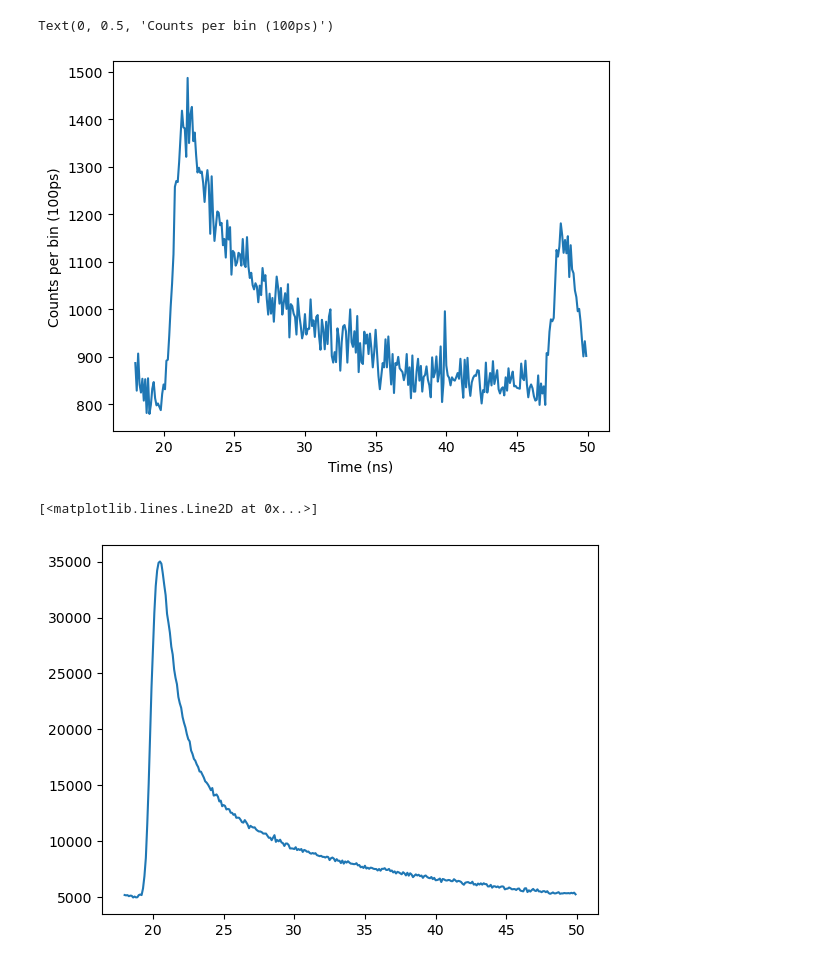
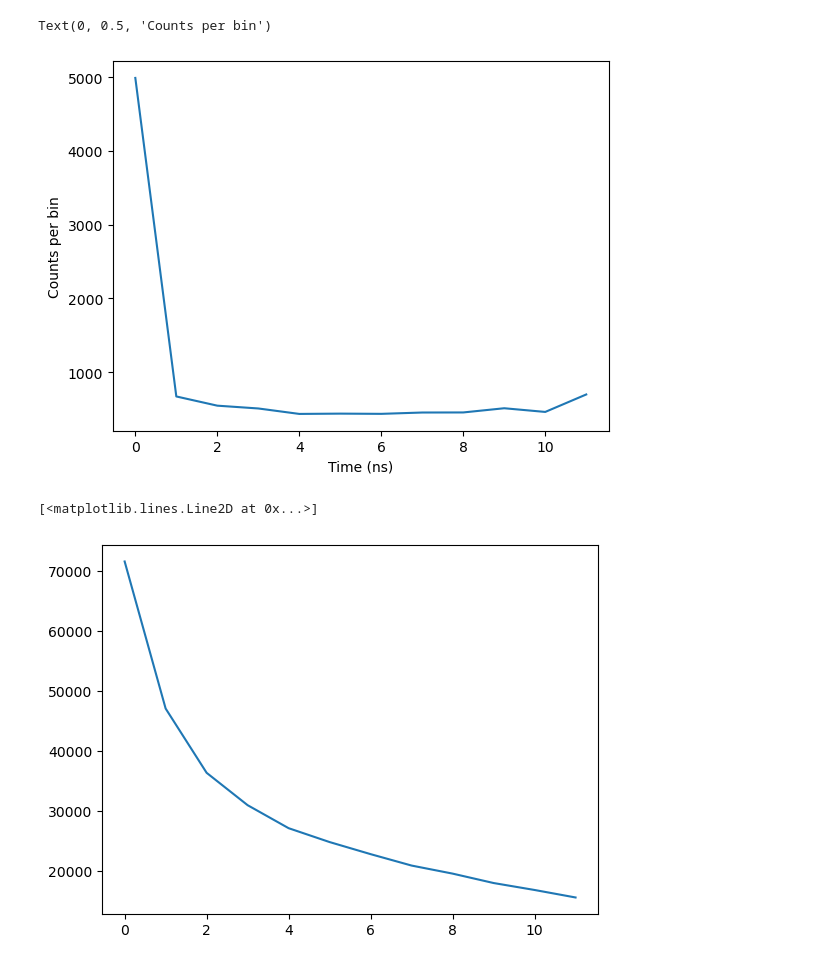
Before and after one commit to UW-Quantum-Defect-Lab/qdmodel, a Jupyter notebook: qdanalysis/timetagger_analysis/lifetimeanalysis.ipynb, the cells around one changed output. Saved outputs shown, nothing was run; the diff lists cells and outputs as text; code cells hidden in the pictures.

```diff
--- a/qdanalysis/timetagger_analysis/lifetimeanalysis.ipynb
+++ b/qdanalysis/timetagger_analysis/lifetimeanalysis.ipynb
@@ -90,32 +100,39 @@ def read_multiple_text_files(file_paths):
     for file_path in file_paths:
         d = read_text_file(file_path)
         if c == False:
-            a = d.values[180:, 0]/1000
-            b = d.values[180:, 1]
+            # a = d.values[180:, 0]/1000
+            a = d.values[:, 0]/1000
+            # b = d.values[180:, 1]
+            b = d.values[:, 1]
             c = True
         else:
-            b += d.values[180:, 1]
+            # b += d.values[180:, 1]
+            b += d.values[:, 1]
     return a,b,l
 # %%
 # for off sample (bkg)
+bkg_data_file_name_50_bins = "Histogram_2025-08-05_111643_bkg_50.txt"
+bkg_data_file_name_12_bins = "Histogram_2025-08-05_111814_bkg_12.txt"
 # times, cts, num_files = read_multiple_text_files(['/Users/tommtommbom/Desktop/qdrepos/Data/20240827/530_30_bp_in_blankspot_1.5uW.txt'])
-times, cts, num_files = read_multiple_text_files(['/home/angel/work/imod-internship/code/data/530_30_bp_in_blankspot_1.5uW.txt'])
+# times, cts, num_files = read_multiple_text_files(['/home/angel/work/imod-internship/code/data/lifetime/tommy-lifetime/530_30_bp_in_blankspot_1.5uW.txt'])
+times, cts, num_files = read_multiple_text_files([f"{DATA_ABSOLUTE_PATH}{bkg_data_file_name_12_bins}"])
 plt.plot(times, cts) # 30 min integration time
 plt.xlabel('Time (ns)')
-plt.ylabel('Counts per bin (100ps)')
+plt.ylabel('Counts per bin')
 # %% [output]
-Text(0, 0.5, 'Counts per bin (100ps)')
+Text(0, 0.5, 'Counts per bin')
-[figure, old version]
+[figure, new version]
 # %%
 # dot1 = ['2024_02_16/undoped_sio2/dot1/Histogram_2024-02-16_164853.txt', '2024_02_16/undoped_sio2/dot1/Histogram_2024-02-16_170058.txt', '2024_02_16/undoped_sio2/dot1/Histogram_2024-02-16_171116.txt']
 # dot2 = ['2024_02_16/undoped_sio2/dot2/Histogram_2024-02-16_182027.txt', '2024_02_16/undoped_sio2/dot2/Histogram_2024-02-16_205912.txt', '2024_02_16/undoped_sio2/dot2/Histogram_2024-02-16_211208.txt']
 # dot3 = ['2024_02_16/undoped_sio2/dot3/Histogram_2024-02-16_212316.txt', '2024_02_16/undoped_sio2/dot3/Histogram_2024-02-16_213333.txt','2024_02_16/undoped_sio2/dot3/Histogram_2024-02-16_214354.txt']
-dot1 = ['/home/angel/work/imod-internship/code/data/dotdata/dot1/Histogram_2024-02-16_164853.txt', '/home/angel/work/imod-internship/code/data/dotdata/dot1/Histogram_2024-02-16_170058.txt', '/home/angel/work/imod-internship/code/data/dotdata/dot1/Histogram_2024-02-16_171116.txt']
-dot2 = ['/home/angel/work/imod-internship/code/data/dotdata/dot2/Histogram_2024-02-16_182027.txt', '/home/angel/work/imod-internship/code/data/dotdata/dot2/Histogram_2024-02-16_205912.txt', '/home/angel/work/imod-internship/code/data/dotdata/dot2/Histogram_2024-02-16_211208.txt']
-dot3 = ['/home/angel/work/imod-internship/code/data/dotdata/dot3/Histogram_2024-02-16_212316.txt', '/home/angel/work/imod-internship/code/data/dotdata/dot3/Histogram_2024-02-16_213333.txt','/home/angel/work/imod-internship/code/data/dotdata/dot3/Histogram_2024-02-16_214354.txt']
-times_dot, cts_dot, num_files_dot = read_multiple_text_files(dot3)
-plt.plot(times_dot, cts_dot) # 30 min integration time
+# dot1 = ['/home/angel/work/imod-internship/code/data/dotdata/dot1/Histogram_2024-02-16_164853.txt', '/home/angel/work/imod-internship/code/data/dotdata/dot1/Histogram_2024-02-16_170058.txt', '/home/angel/work/imod-internship/code/data/dotdata/dot1/Histogram_2024-02-16_171116.txt']
+# dot2 = ['/home/angel/work/imod-internship/code/data/dotdata/dot2/Histogram_2024-02-16_182027.txt', '/home/angel/work/imod-internship/code/data/dotdata/dot2/Histogram_2024-02-16_205912.txt', '/home/angel/work/imod-internship/code/data/dotdata/dot2/Histogram_2024-02-16_211208.txt']
+# dot3 = ['/home/angel/work/imod-internship/code/data/dotdata/dot3/Histogram_2024-02-16_212316.txt', '/home/angel/work/imod-internship/code/data/dotdata/dot3/Histogram_2024-02-16_213333.txt','/home/angel/work/imod-internship/code/data/dotdata/dot3/Histogram_2024-02-16_214354.txt']
+data_file_name_12_bins = "Histogram_2025-08-05_111106_data_12_nodeadtime.txt"
+times_nv, cts_nv, num_files_nv = read_multiple_text_files([f"{DATA_ABSOLUTE_PATH}{data_file_name_12_bins}"])
+plt.plot(times_nv, cts_nv)
 # %% [output]
 [<matplotlib.lines.Line2D at 0x...>]
-[figure, old version]
+[figure, new version]
 # %%
```
Also changed, not shown: parts of 4 cells of this notebook.
